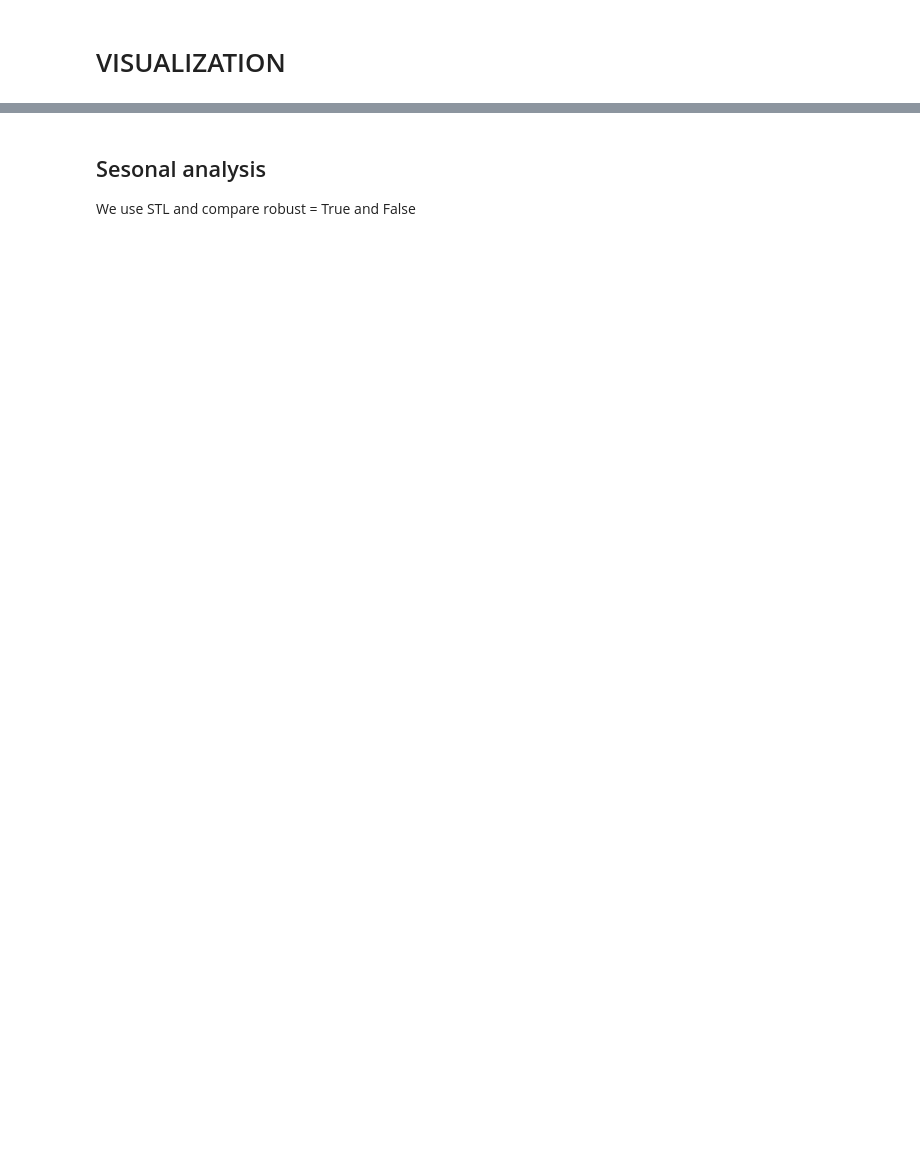
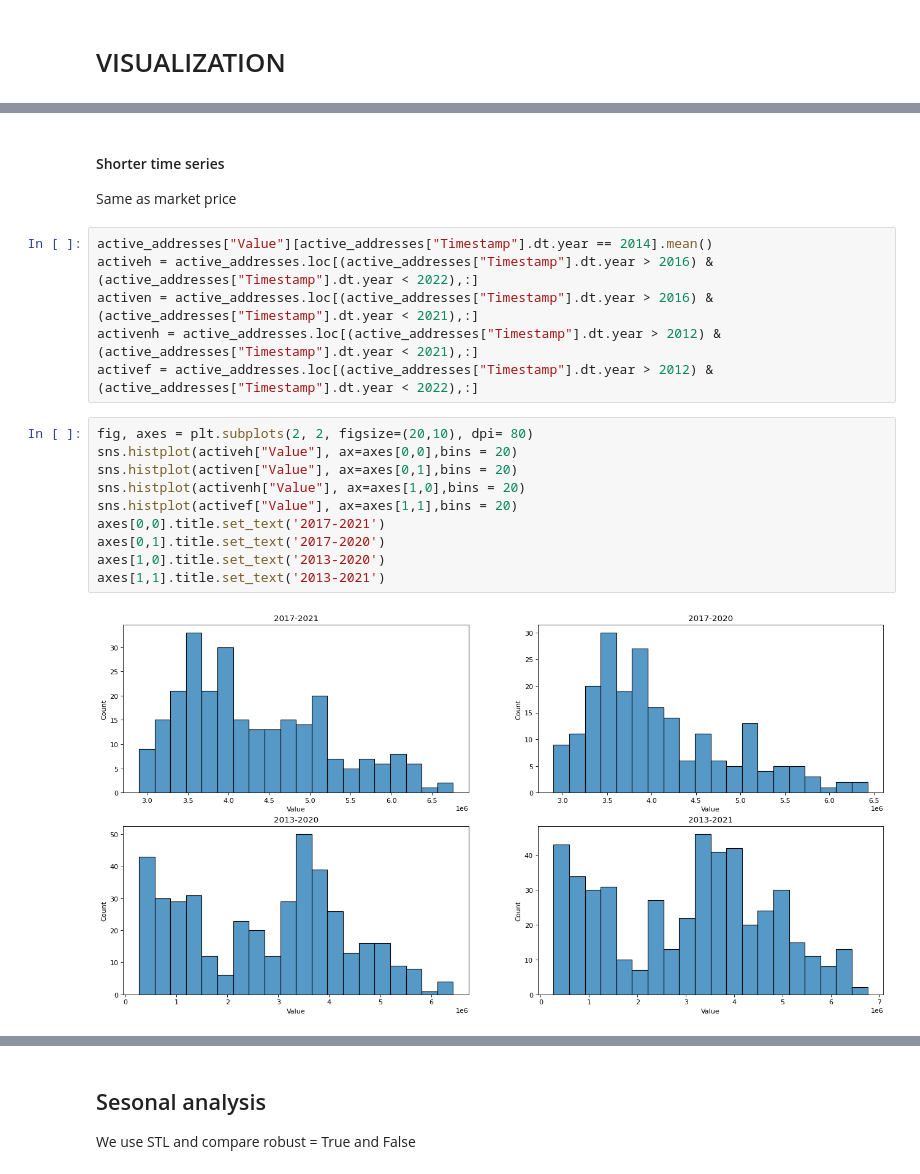
Before and after one commit to CasellaJr/Forecasting-Blockchain-indicators-for-analyzing-BTC-future-price, a Jupyter notebook: Active Addresses.ipynb, the cells around one changed output, grey strips where cells are left out. Drawn from its saved outputs; the diff is of its cells as text; blank space fills up the shorter version.

```diff
--- a/Active Addresses.ipynb
+++ b/Active Addresses.ipynb
@@ -95,0 +98,21 @@ plt.show()
+# %% [markdown]
+#### Shorter time series
+Same as market price
+# %%
+active_addresses["Value"][active_addresses["Timestamp"].dt.year == 2014].mean()
+activeh = active_addresses.loc[(active_addresses["Timestamp"].dt.year > 2016) & (active_addresses["Timestamp"].dt.year < 2022),:]
+activen = active_addresses.loc[(active_addresses["Timestamp"].dt.year > 2016) & (active_addresses["Timestamp"].dt.year < 2021),:]
+activenh = active_addresses.loc[(active_addresses["Timestamp"].dt.year > 2012) & (active_addresses["Timestamp"].dt.year < 2021),:]
+activef = active_addresses.loc[(active_addresses["Timestamp"].dt.year > 2012) & (active_addresses["Timestamp"].dt.year < 2022),:]
+# %%
+fig, axes = plt.subplots(2, 2, figsize=(20,10), dpi= 80)
+sns.histplot(activeh["Value"], ax=axes[0,0],bins = 20)
+sns.histplot(activen["Value"], ax=axes[0,1],bins = 20)
+sns.histplot(activenh["Value"], ax=axes[1,0],bins = 20)
+sns.histplot(activef["Value"], ax=axes[1,1],bins = 20)
+axes[0,0].title.set_text('2017-2021')
+axes[0,1].title.set_text('2017-2020')
+axes[1,0].title.set_text('2013-2020')
+axes[1,1].title.set_text('2013-2021')
+# %% [output]
+[figure, added]
```
Also changed, not shown: parts of 92 cells of this notebook, 6 other files.
